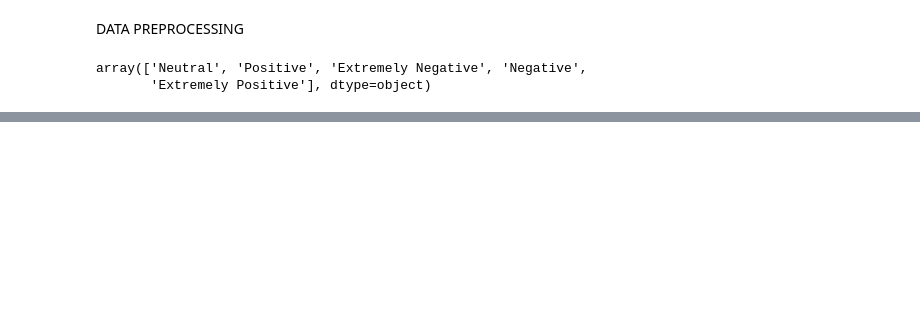
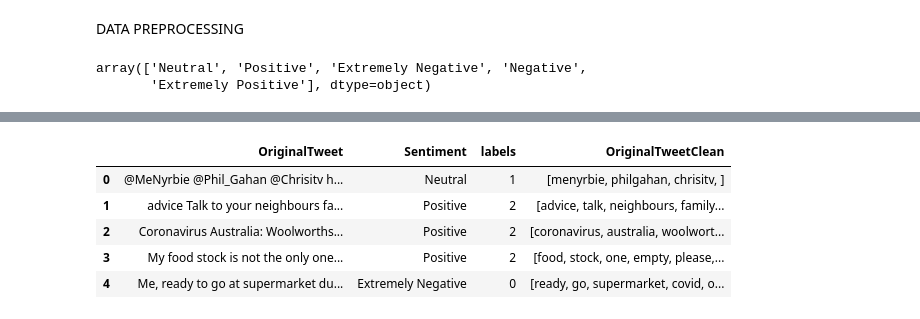
Before and after one commit to kamanak/Text-classification, a Jupyter notebook: Text_Classification.ipynb, the cells around one changed output, grey strips where cells are left out. Cells and saved outputs as stored; diff of their text form; code cells hidden in the pictures; blank space fills up the shorter version.

```diff
--- a/Text_Classification.ipynb
+++ b/Text_Classification.ipynb
@@ -122,3 +120,33 @@ train_data.head()
 | 2 | Coronavirus Australia: Woolworths... | Positive | 2 |
 | 3 | My food stock is not the only one... | Positive | 2 |
 | 4 | Me, ready to go at supermarket du... | Extremely Negative | 0 |
+# %%
+#Preprocessing the tweets
+import nltk
+import string
+import nltk
+import re
+stopwords = nltk.corpus.stopwords.words('english')
+def clean_text(text):
+    text = "".join([word.lower() for word in text if word not in string.punctuation])
+    #remove links starting with http
+    text1 = re.sub(r'http\S+', ' ', text)
+    #remove digits
+    text2 = re.sub(r'\d+',' ', text1)
+    #tokenize sentence to seperate words
+    tokens = re.split('\W+', text2)
+    #Text created with the token removing stopwords
+    text = [word for word in tokens if word not in stopwords]
+    return text
+# %%
+train_data['OriginalTweetClean'] = train_data['OriginalTweet'].apply(lambda x: clean_text(x))
+test_data['OriginalTweetClean'] = test_data['OriginalTweet'].apply(lambda x: clean_text(x))
+# %%
+train_data.head()
+# %% [output]
+|  | OriginalTweet | Sentiment | labels | OriginalTweetClean |
+| 0 | @MeNyrbie @Phil_Gahan @Chrisitv h... | Neutral | 1 | [menyrbie, philgahan, chrisitv, ] |
+| 1 | advice Talk to your neighbours fa... | Positive | 2 | [advice, talk, neighbours, family... |
+| 2 | Coronavirus Australia: Woolworths... | Positive | 2 | [coronavirus, australia, woolwort... |
+| 3 | My food stock is not the only one... | Positive | 2 | [food, stock, one, empty, please,... |
+| 4 | Me, ready to go at supermarket du... | Extremely Negative | 0 | [ready, go, supermarket, covid, o... |
```
Also changed, not shown: parts of 7 cells of this notebook.
